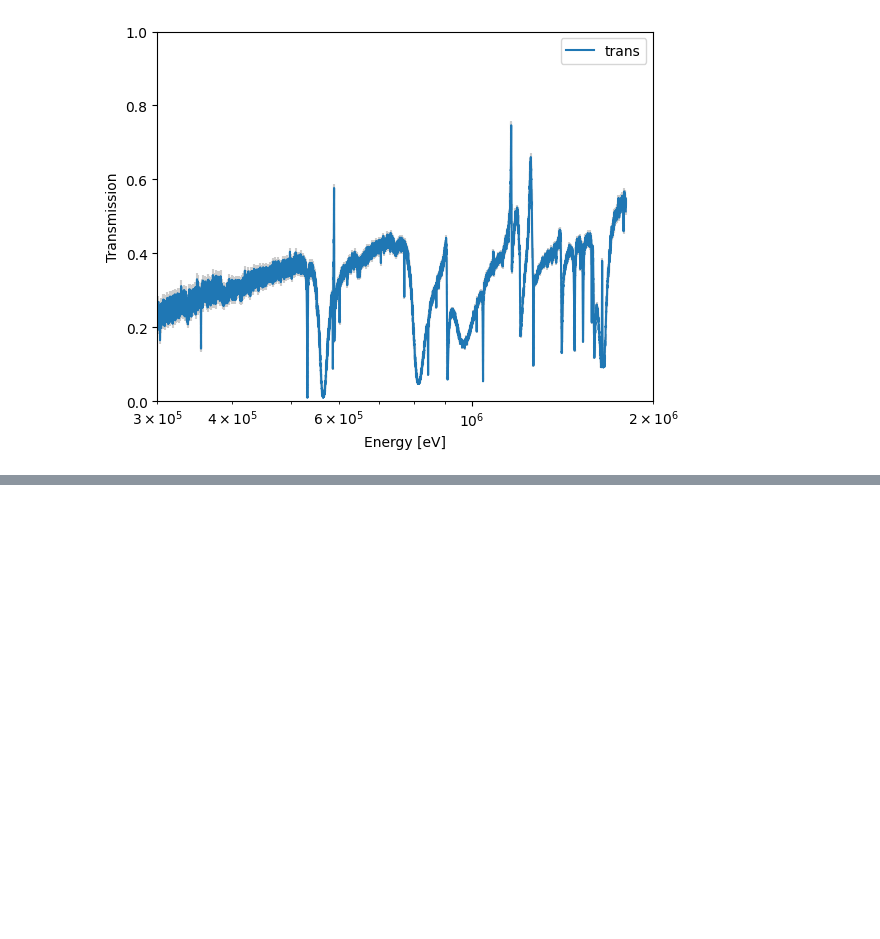
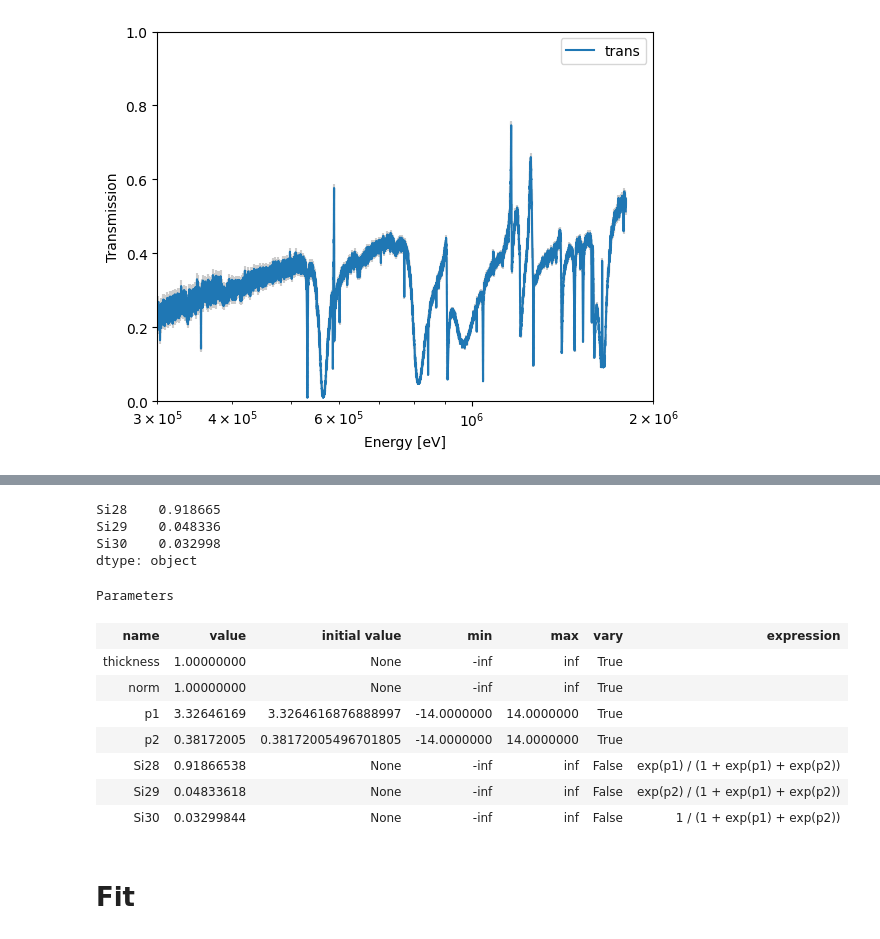
Before and after one commit to TsvikiHirsh/nres, a Jupyter notebook: notebooks/nres_demo.ipynb, the cells around one changed output, grey strips where cells are left out. Drawn from its saved outputs; the diff is of its cells as text; code cells hidden in the pictures; blank space fills up the shorter version.

Commit message:
add model description in notebook

```diff
--- a/notebooks/nres_demo.ipynb
+++ b/notebooks/nres_demo.ipynb
@@ -442,0 +547,28 @@ data.plot(xlim=(3e5,2e6))
+# %%
+# load Silicon cross section and splitby isotopes
+xs = nres.CrossSection.from_material("Silicon",splitby="isotopes")
+
+# this will be the natural abundance composition of silicon isotopes
+xs.weights
+# %% [output]
+Si28    0.918665
+Si29    0.048336
+Si30    0.032998
+dtype: object
+# %%
+# define a model with vary_weights=True
+model_with_weights = nres.TransmissionModel(xs,vary_weights=True)
+
+model_with_weights.params
+# %% [output]
+Parameters
+| name | value | initial value | min | max | vary | expression |
+| thickness | 1.00000000 | None | -inf | inf | True |  |
+| norm | 1.00000000 | None | -inf | inf | True |  |
+| p1 | 3.32646169 | 3.3264616876888997 | -14.0000000 | 14.0000000 | True |  |
+| p2 | 0.38172005 | 0.38172005496701805 | -14.0000000 | 14.0000000 | True |  |
+| Si28 | 0.91866538 | None | -inf | inf | False | exp(p1) / (1 + exp(p1) + exp(p2)) |
+| Si29 | 0.04833618 | None | -inf | inf | False | exp(p2) / (1 + exp(p1) + exp(p2)) |
+| Si30 | 0.03299844 | None | -inf | inf | False | 1 / (1 + exp(p1) + exp(p2)) |
+# %% [markdown]
+# Fit
```
Also changed, not shown: parts of 14 cells of this notebook.
